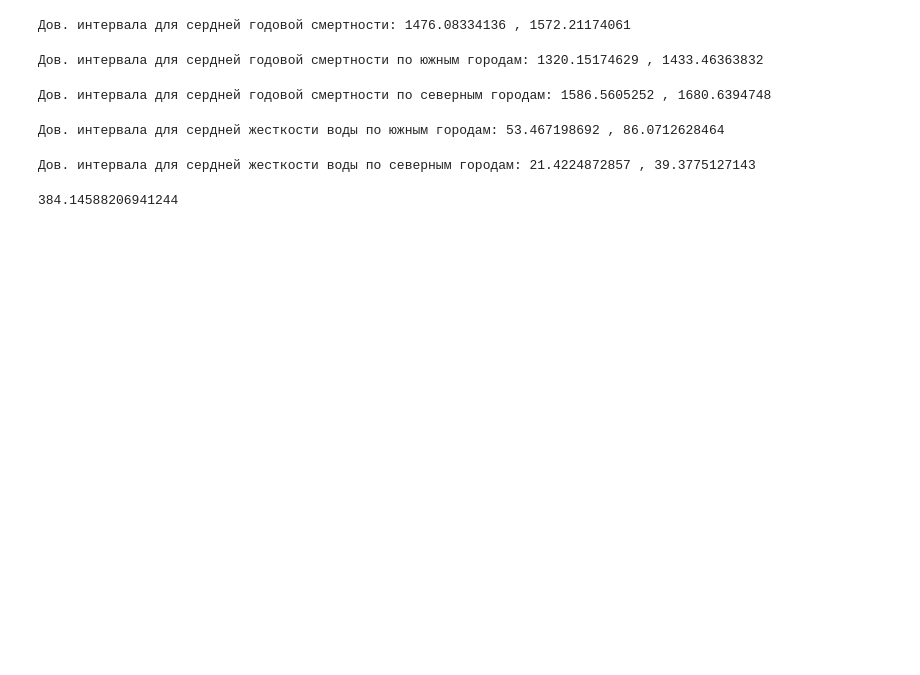
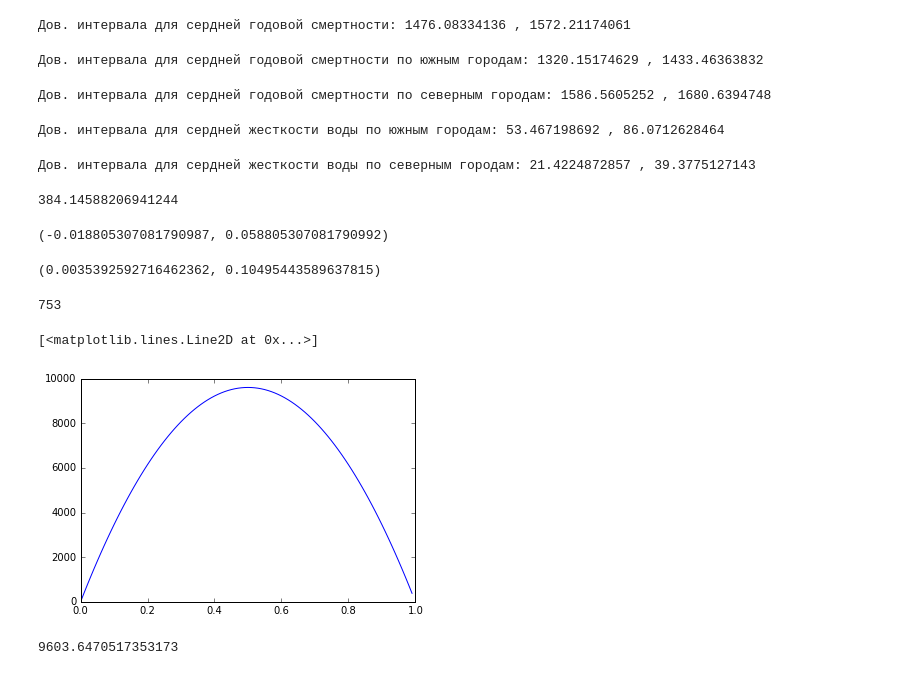
Before and after one commit to movb/yandex-ml, a Jupyter notebook: mipt-ml-4/week1/quizes.ipynb, the cells around one changed output. Saved outputs shown, nothing was run; the diff lists cells and outputs as text; code cells hidden in the pictures; blank space fills up the shorter version.

```diff
--- a/mipt-ml-4/week1/quizes.ipynb
+++ b/mipt-ml-4/week1/quizes.ipynb
@@ -141,0 +148,8 @@ import math
+# %%
+proportion_confint(1, 50, method = 'normal', alpha=0.05)
+# %% [output]
+(-0.018805307081790987, 0.058805307081790992)
+# %%
+proportion_confint(1, 50, method = 'wilson', alpha=0.05)
+# %% [output]
+(0.0035392592716462362, 0.10495443589637815)
@@ -141,0 +158,15 @@ import math
+# %%
+int(np.ceil(samplesize_confint_proportion(0.02, 0.01)))
+# %% [output]
+753
+# %%
+samples = np.arange(0,1,0.01)
+size = map(lambda x: samplesize_confint_proportion(x, 0.01), samples)
+plt.plot(samples,size)
+# %% [output]
+[<matplotlib.lines.Line2D at 0x...>]
+[figure, added]
+# %%
+np.max(size)
+# %% [output]
+9603.6470517353173
```
Also changed, not shown: parts of 4 cells of this notebook.
